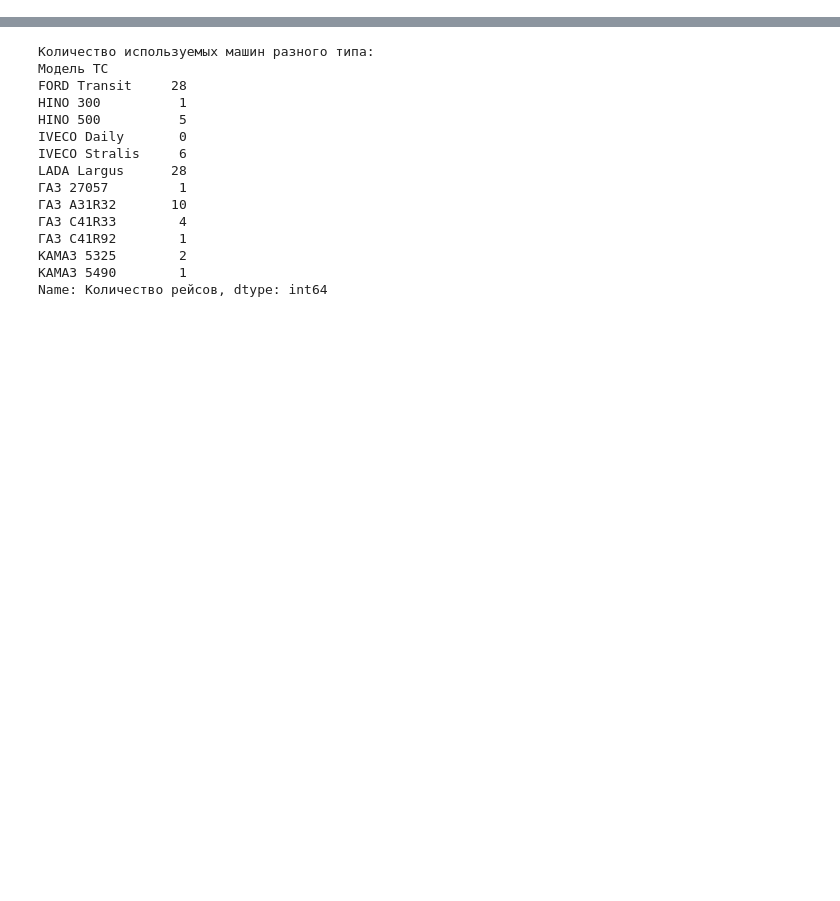
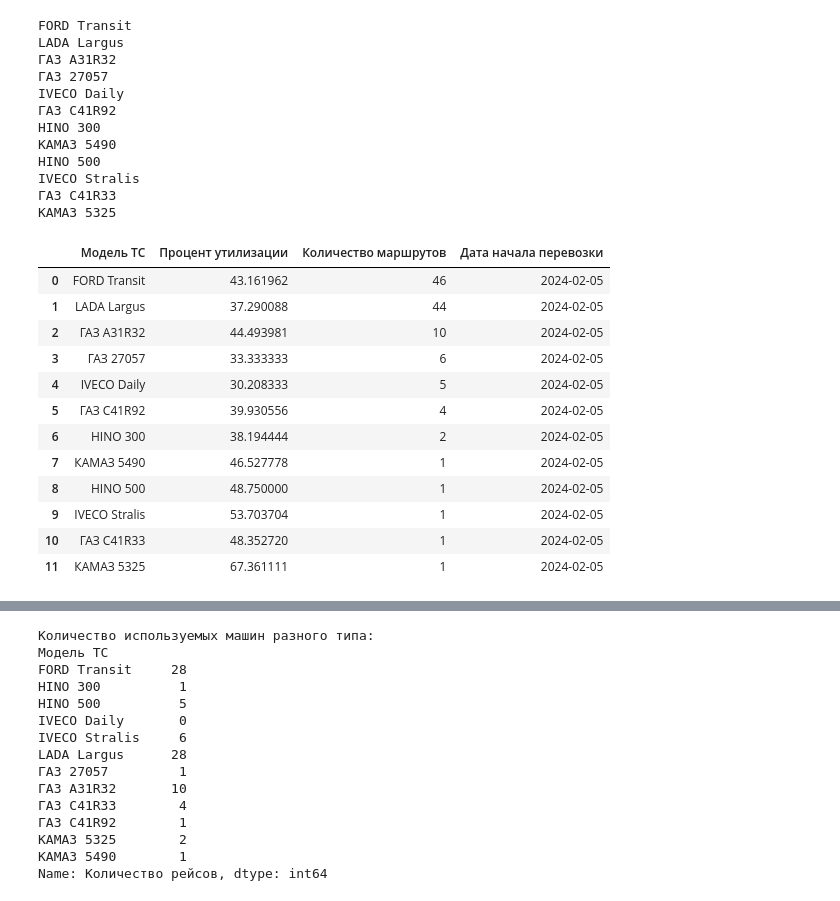
Before and after one commit to KeyGoddle/Optimize-transport, a Jupyter notebook: testing.ipynb, the cells around one changed output, grey strips where cells are left out. Drawn from its saved outputs; the diff is of its cells as text; code cells hidden in the pictures; blank space fills up the shorter version.

```diff
--- a/testing.ipynb
+++ b/testing.ipynb
@@ -219,0 +221,2 @@ times
+# %%
+df_cleaned = filtered_df.dropna().copy()
@@ -219,0 +239,71 @@ times
+# %%
+#df_cleaned = df.dropna().copy()
+
+# Преобразуем столбцы 'Дата начала перевозки локальное время' и 'Дата окончания перевозки локальное время' в формат datetime
+df_cleaned['Дата начала перевозки локальное время'] = pd.to_datetime(df_cleaned['Дата начала перевозки локальное время'])
+df_cleaned['Дата окончания перевозки (локальное время)'] = pd.to_datetime(df_cleaned['Дата окончания перевозки (локальное время)'])
+
+# Вычисляем время маршрута как разницу между 'Дата окончания перевозки (локальное время)' и 'Дата начала перевозки локальное время'
+df_cleaned['Время маршрута'] = (df_cleaned['Дата окончания перевозки (локальное время)'] - df_cleaned['Дата начала перевозки локальное время']).dt.total_seconds() / 3600  # переводим в часы
+df_cleaned=df_cleaned.reset_index()
+# %%
+time_by_vehicle_type = {}
+utilization_by_vehicle_type = {}
+
+# Проходим по каждой строке датафрейма
+for index, row in df_cleaned.iterrows():
+    vehicle_type = row['Модель ТС']  # Получаем тип машины
+    time_ = row['Время маршрута']  # Получаем время маршрута
+    # Если тип машины уже есть в словаре, добавляем время к существующей сумме
+    if vehicle_type in time_by_vehicle_type:
+        time_by_vehicle_type[vehicle_type] += time_
+    else:
+        time_by_vehicle_type[vehicle_type] = time_  # Иначе создаем новую запись
+
+count_by_model = df_cleaned['Модель ТС'].value_counts()
+count_by_model_df = pd.DataFrame({'Модель ТС': count_by_model.index, 'Количество маршрутов': count_by_model.values})
+# Рассчитываем процент утилизации для каждой модели машины
+for vehicle_type, total_time in time_by_vehicle_type.items():
+    total_possible_time = 24 * count_by_model_df[count_by_model_df['Модель ТС'] == vehicle_type]['Количество маршрутов'].sum()# Предположим, что каждая машина может быть использована в течение 24 часов
+    utilization_percentage = (total_time / total_possible_time) * 100
+    utilization_by_vehicle_type[vehicle_type] = utilization_percentage
+
+# Рассчитываем количество маршрутов для каждой модели машины
+
+
+# Создаем новый датафрейм на основе полученных данных
+summary_df = pd.DataFrame({
+    'Модель ТС': utilization_by_vehicle_type.keys(),
+    'Процент утилизации': utilization_by_vehicle_type.values(),
+    'Количество маршрутов': count_by_model.values,
+    'Дата начала перевозки': df_cleaned['Дата начала перевозки'][0]
+})
+
+# Выводим результаты
+summary_df
+# %% [output]
+FORD Transit
+LADA Largus
+ГАЗ A31R32
+ГАЗ 27057
+IVECO Daily
+ГАЗ С41R92
+HINO 300
+КАМАЗ 5490
+HINO 500
+IVECO Stralis
+ГАЗ C41R33
+КАМАЗ 5325
+|  | Модель ТС | Процент утилизации | Количество маршрутов | Дата начала перевозки |
+| 0 | FORD Transit | 43.161962 | 46 | 2024-02-05 |
+| 1 | LADA Largus | 37.290088 | 44 | 2024-02-05 |
+| 2 | ГАЗ A31R32 | 44.493981 | 10 | 2024-02-05 |
+| 3 | ГАЗ 27057 | 33.333333 | 6 | 2024-02-05 |
+| 4 | IVECO Daily | 30.208333 | 5 | 2024-02-05 |
+| 5 | ГАЗ С41R92 | 39.930556 | 4 | 2024-02-05 |
+| 6 | HINO 300 | 38.194444 | 2 | 2024-02-05 |
+| 7 | КАМАЗ 5490 | 46.527778 | 1 | 2024-02-05 |
+| 8 | HINO 500 | 48.750000 | 1 | 2024-02-05 |
+| 9 | IVECO Stralis | 53.703704 | 1 | 2024-02-05 |
+| 10 | ГАЗ C41R33 | 48.352720 | 1 | 2024-02-05 |
+| 11 | КАМАЗ 5325 | 67.361111 | 1 | 2024-02-05 |
```
Also changed, not shown: parts of 10 cells of this notebook.
